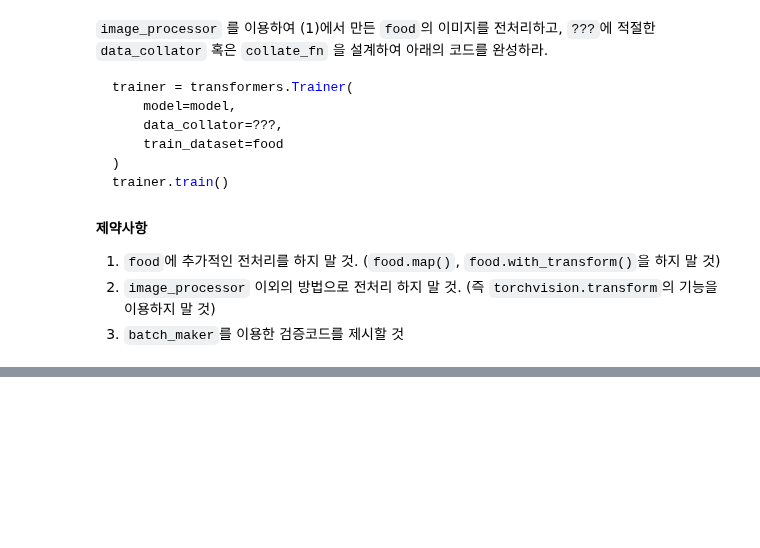
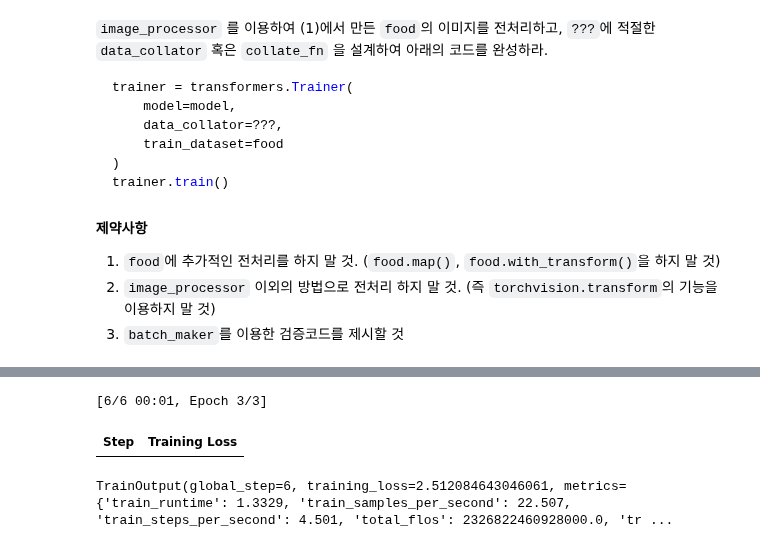
Before and after one commit to guebin/MP2024, a Jupyter notebook: quiz/Quiz-10.ipynb, the cells around one changed output, grey strips where cells are left out. Drawn from its saved outputs; the diff is of its cells as text; code cells hidden in the pictures; blank space fills up the shorter version.

```diff
--- a/quiz/Quiz-10.ipynb
+++ b/quiz/Quiz-10.ipynb
@@ -110,0 +239,18 @@ trainer.train()
+# %%
+batch_maker = transformers.Trainer(
+    model = model,
+    data_collator = lambda x: x,
+    train_dataset = food,
+    args = transformers.TrainingArguments(
+        output_dir="asdf",
+        remove_unused_columns=False
+    )
+)
+single_batch = list(batch_maker.get_eval_dataloader(food))[-1]
+def collate_fn(single_batch):
+    collated_data = dict()
+    collated_data['pixel_values'] = torch.tensor(np.stack(image_processor([o['PILImage'] for o in single_batch])['pixel_values']))
+    collated_data['labels'] = torch.tensor([o['label'] for o in single_batch])
+    return collated_data
+model.to("cpu")
+model(**collate_fn(single_batch))
@@ -110,0 +275,15 @@ trainer.train()
+# %%
+trainer = transformers.Trainer(
+    model = model,
+    data_collator = collate_fn,
+    train_dataset = food,
+    args = transformers.TrainingArguments(
+        output_dir="asdf",
+        remove_unused_columns=False
+    )
+)
+trainer.train()
+# %% [output]
+[6/6 00:01, Epoch 3/3]
+| Step | Training Loss |
+TrainOutput(global_step=6, training_loss=2.512084643046061, metrics={'train_runtime': 1.3329, 'train_samples_per_second': 22.507, 'train_steps_per_second': 4.501, 'total_flos': 2326822460928000.0, 'tr ...
```
Also changed, not shown: parts of 21 cells of this notebook, 26 other files.
